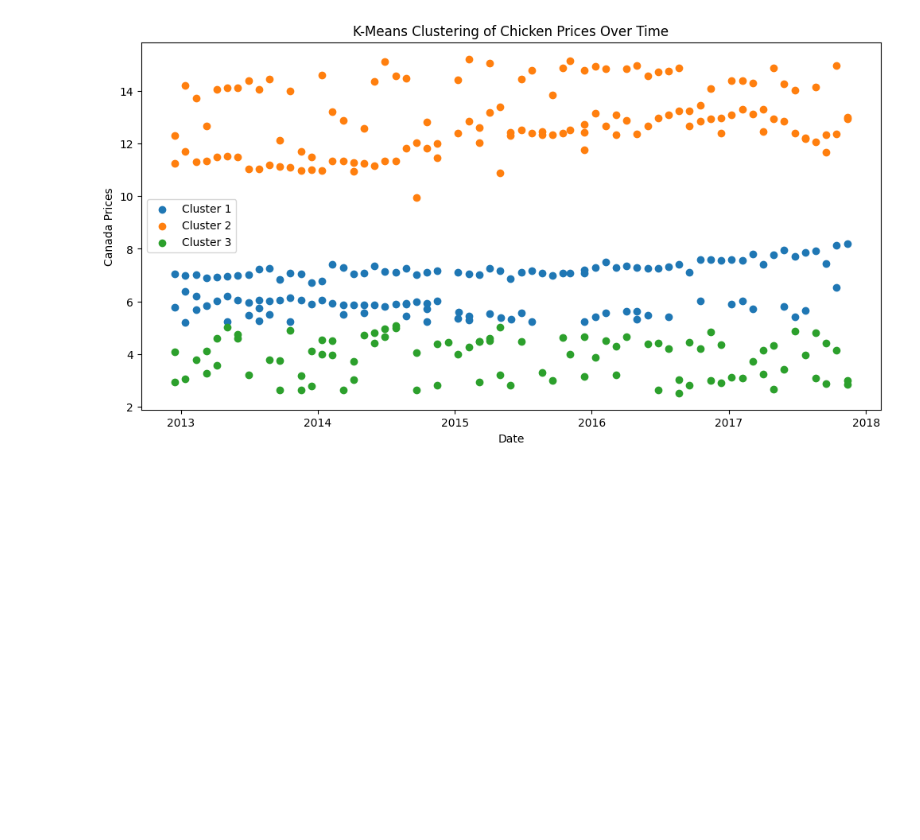
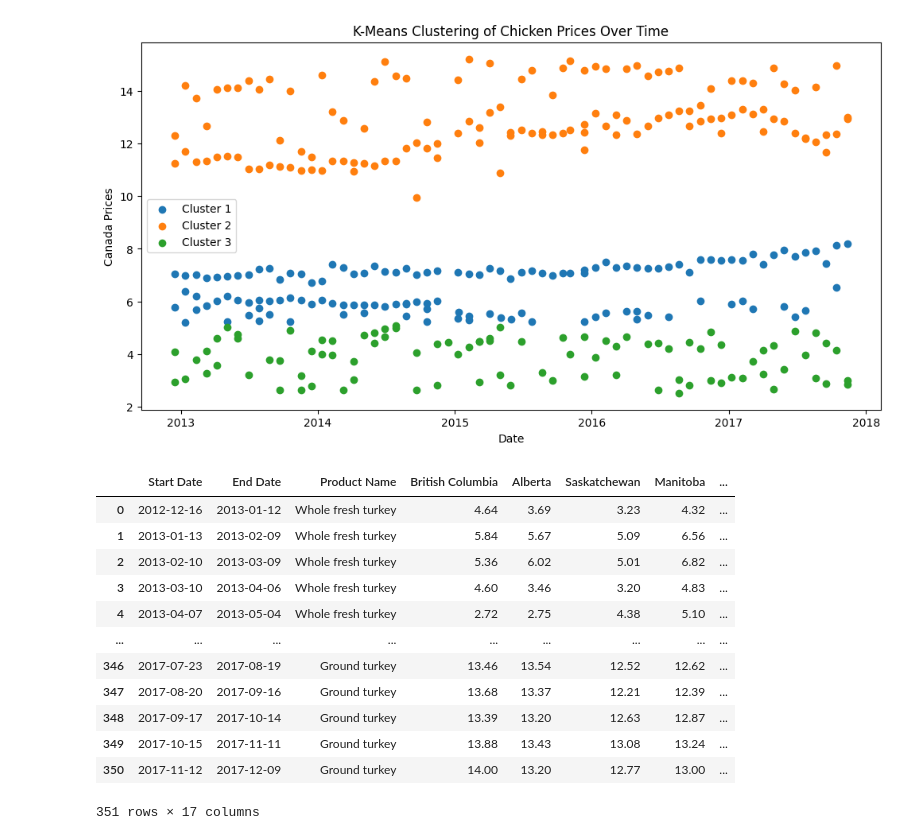
Before and after one commit to madiwiebe/ict-food-cost-planner-project, a Jupyter notebook: data_analysis/EDA/EDA_turkey.ipynb, the cells around one changed output. Drawn from its saved outputs; the diff is of its cells as text; code cells hidden in the pictures; blank space fills up the shorter version.

```diff
--- a/data_analysis/EDA/EDA_turkey.ipynb
+++ b/data_analysis/EDA/EDA_turkey.ipynb
@@ -138,3 +138,25 @@ plt.legend()
 plt.show()
 # %% [output]
 [figure]
+# %%
+# Calculate the difference between consecutive prices
+combined_data_turkey['Price Change'] =combined_data_turkey['Canada'].diff()
+
+# Calculate the percentage change between consecutive prices
+combined_data_turkey['Percentage Change'] = combined_data_turkey['Canada'].pct_change() * 100
+# %%
+combined_data_turkey
+# %% [output]
+|  | Start Date | End Date | Product Name | British Columbia | Alberta | Saskatchewan | Manitoba | ... |
+| 0 | 2012-12-16 | 2013-01-12 | Whole fresh turkey | 4.64 | 3.69 | 3.23 | 4.32 | ... |
+| 1 | 2013-01-13 | 2013-02-09 | Whole fresh turkey | 5.84 | 5.67 | 5.09 | 6.56 | ... |
+| 2 | 2013-02-10 | 2013-03-09 | Whole fresh turkey | 5.36 | 6.02 | 5.01 | 6.82 | ... |
+| 3 | 2013-03-10 | 2013-04-06 | Whole fresh turkey | 4.60 | 3.46 | 3.20 | 4.83 | ... |
+| 4 | 2013-04-07 | 2013-05-04 | Whole fresh turkey | 2.72 | 2.75 | 4.38 | 5.10 | ... |
+| ... | ... | ... | ... | ... | ... | ... | ... | ... |
+| 346 | 2017-07-23 | 2017-08-19 | Ground turkey | 13.46 | 13.54 | 12.52 | 12.62 | ... |
+| 347 | 2017-08-20 | 2017-09-16 | Ground turkey | 13.68 | 13.37 | 12.21 | 12.39 | ... |
+| 348 | 2017-09-17 | 2017-10-14 | Ground turkey | 13.39 | 13.20 | 12.63 | 12.87 | ... |
+| 349 | 2017-10-15 | 2017-11-11 | Ground turkey | 13.88 | 13.43 | 13.08 | 13.24 | ... |
+| 350 | 2017-11-12 | 2017-12-09 | Ground turkey | 14.00 | 13.20 | 12.77 | 13.00 | ... |
+351 rows × 17 columns
```
Also changed, not shown: parts of 1 cell of this notebook, 2 other files.
